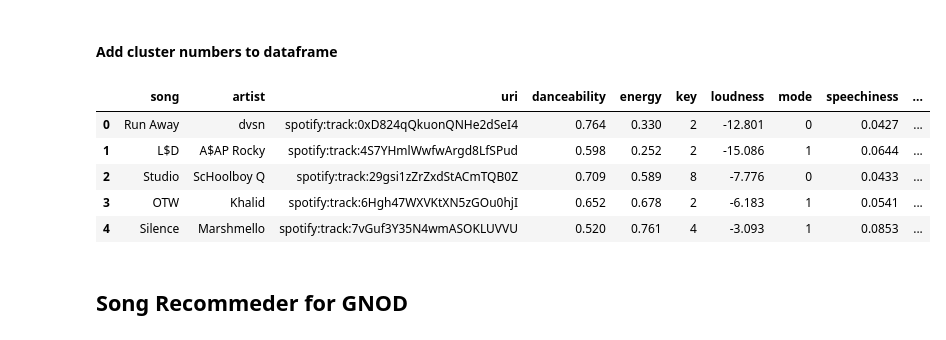
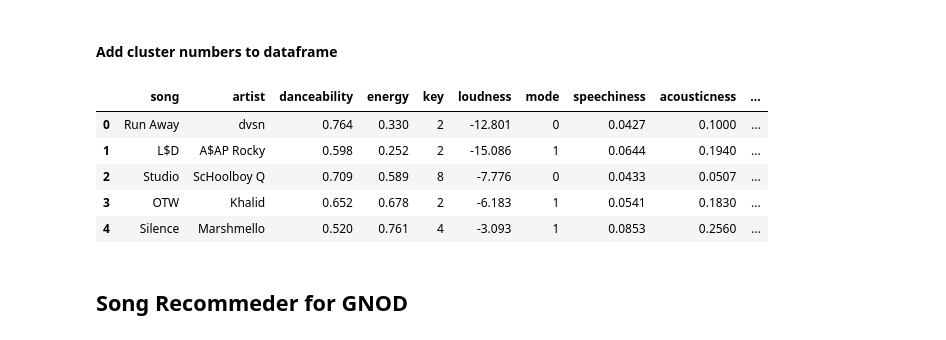
Before and after one commit to seyesij/GNOD_case_study, a Jupyter notebook: solution_GNOD_final.ipynb, the cells around one changed output. Saved outputs shown, nothing was run; the diff lists cells and outputs as text; code cells hidden in the pictures.

```diff
--- a/solution_GNOD_final.ipynb
+++ b/solution_GNOD_final.ipynb
@@ -190,8 +190,7 @@ K = range(2, 20)
 inertia = []
 
 for k in K:
-    kmeans = KMeans(n_clusters=k,
-                    random_state=1234)
+    kmeans = KMeans(n_clusters=k, random_state=540)
     kmeans.fit(audfeat)
     inertia.append(kmeans.inertia_)
 
@@ -213,8 +212,7 @@ K = range(2, 20)
 silhouette = []
 
 for k in K:
-    kmeans = KMeans(n_clusters=k,
-                    random_state=1234)
+    kmeans = KMeans(n_clusters=k, random_state=540)
     kmeans.fit(audfeat)
     silhouette.append(silhouette_score(audfeat, kmeans.predict(audfeat)))
 
@@ -231,7 +229,8 @@ Text(0.5, 1.0, 'Slhouette score showing the optimal k')
 # %% [markdown]
 #### Use optimal K to make clusters
 # %%
-kmeans = cluster.KMeans(n_clusters=17)
+#Chose 25 after doing some tests with K's
+kmeans = cluster.KMeans(n_clusters=25)
 kmeans.fit(audfeat)
 pred = kmeans.predict(audfeat)
 pred
@@ -261,16 +259,16 @@ dtype: int64
 # %% [markdown]
 #### Add cluster numbers to dataframe
 # %%
-spot_df['clusters'] = pred
+alltracks['clusters'] = pred
 # %%
-spot_df.head()
+alltracks.head()
 # %% [output]
-|  | song | artist | uri | danceability | energy | key | loudness | mode | speechiness | ... |
-| 0 | Run Away | dvsn | spotify:track:0xD824qQkuonQNHe2dSeI4 | 0.764 | 0.330 | 2 | -12.801 | 0 | 0.0427 | ... |
-| 1 | L$D | A$AP Rocky | spotify:track:4S7YHmlWwfwArgd8LfSPud | 0.598 | 0.252 | 2 | -15.086 | 1 | 0.0644 | ... |
-| 2 | Studio | ScHoolboy Q | spotify:track:29gsi1zZrZxdStACmTQB0Z | 0.709 | 0.589 | 8 | -7.776 | 0 | 0.0433 | ... |
-| 3 | OTW | Khalid | spotify:track:6Hgh47WXVKtXN5zGOu0hjI | 0.652 | 0.678 | 2 | -6.183 | 1 | 0.0541 | ... |
-| 4 | Silence | Marshmello | spotify:track:7vGuf3Y35N4wmASOKLUVVU | 0.520 | 0.761 | 4 | -3.093 | 1 | 0.0853 | ... |
+|  | song | artist | danceability | energy | key | loudness | mode | speechiness | acousticness | ... |
+| 0 | Run Away | dvsn | 0.764 | 0.330 | 2 | -12.801 | 0 | 0.0427 | 0.1000 | ... |
+| 1 | L$D | A$AP Rocky | 0.598 | 0.252 | 2 | -15.086 | 1 | 0.0644 | 0.1940 | ... |
+| 2 | Studio | ScHoolboy Q | 0.709 | 0.589 | 8 | -7.776 | 0 | 0.0433 | 0.0507 | ... |
+| 3 | OTW | Khalid | 0.652 | 0.678 | 2 | -6.183 | 1 | 0.0541 | 0.1830 | ... |
+| 4 | Silence | Marshmello | 0.520 | 0.761 | 4 | -3.093 | 1 | 0.0853 | 0.2560 | ... |
 # %% [markdown]
 ## Song Recommeder for GNOD
 # %%
```
Also changed, not shown: parts of 48 cells of this notebook, 1 other file.
